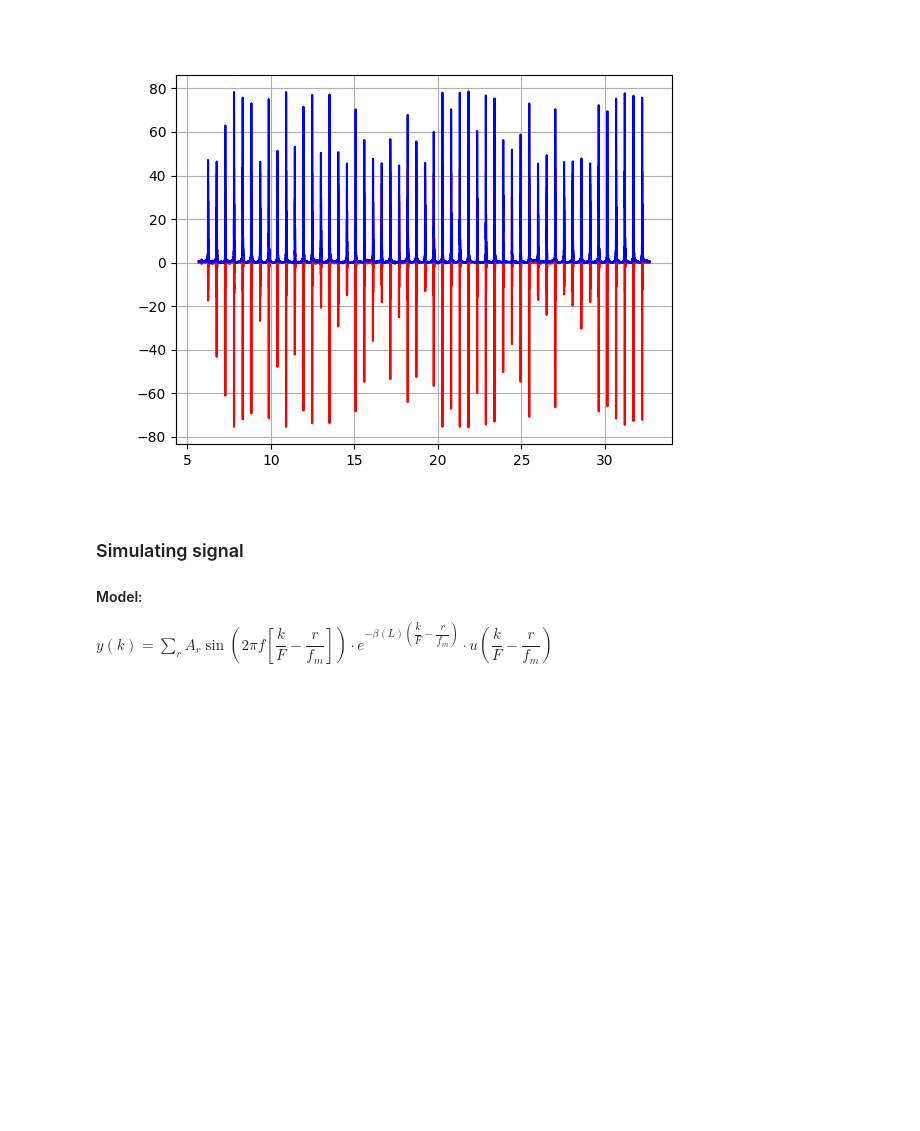
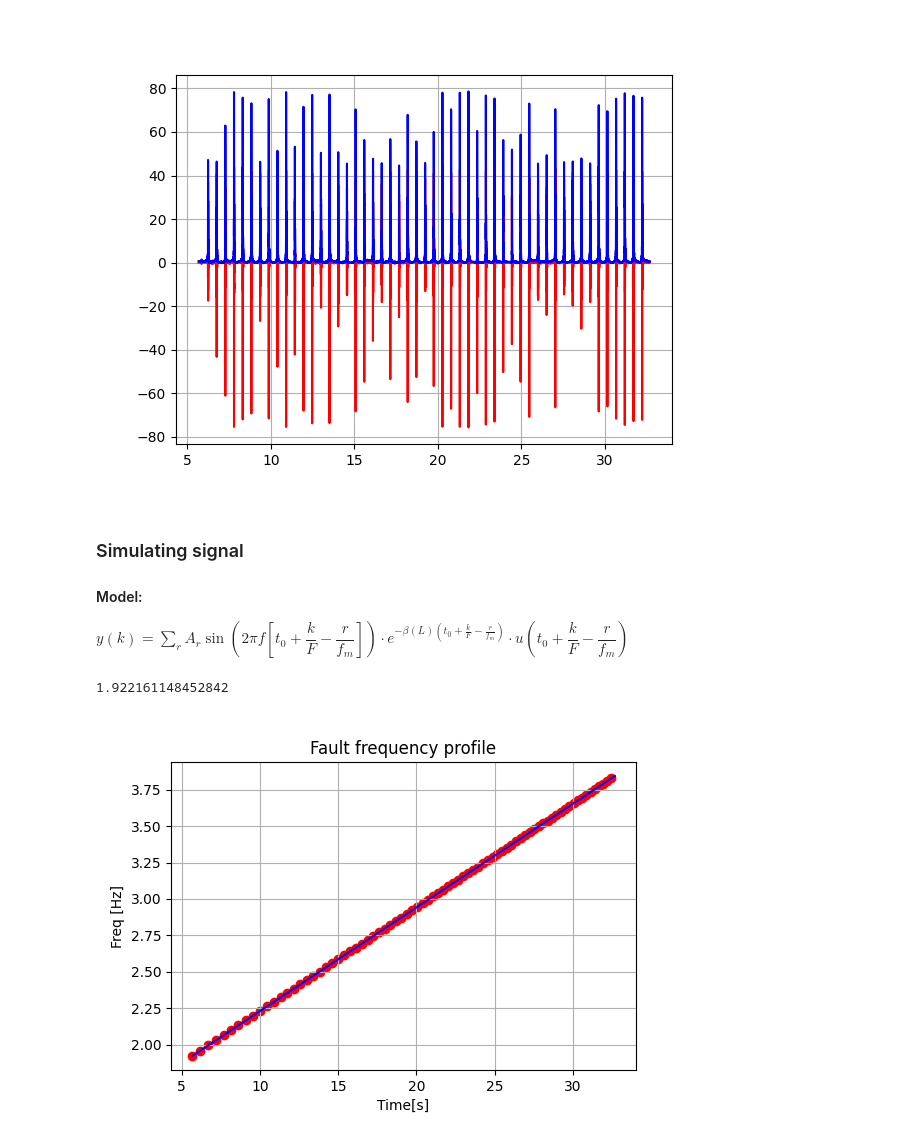
Before and after one commit to androdl96/FlatWheels, a Jupyter notebook: FlatWheels1.ipynb, the cells around one changed output. Saved outputs shown, nothing was run; the diff lists cells and outputs as text; code cells hidden in the pictures; blank space fills up the shorter version.

```diff
--- a/FlatWheels1.ipynb
+++ b/FlatWheels1.ipynb
@@ -140,4 +143,46 @@ plt.show()
 
 #### Model:
 
-$y(k)=\sum_{r}A_r\sin\left(2\pi f\left[\dfrac{k}{F}-\dfrac{r}{f_m}\right]\right)\cdot e^{-\beta(L)\left(\dfrac{k}{F}-\dfrac{r}{f_m}\right)}\cdot u\left(\dfrac{k}{F}-\dfrac{r}{f_m}\right)$
+$y(k)=\sum_{r}A_r\sin\left(2\pi f\left[t_0+\dfrac{k}{F}-\dfrac{r}{f_m}\right]\right)\cdot e^{-\beta(L)\left(t_0 + \frac{k}{F}-\frac{r}{f_m}\right)}\cdot u\left(t_0+\dfrac{k}{F}-\dfrac{r}{f_m}\right)$
+# %%
+Ar= 1   #Amplitude
+f = 55    #Resonant Frequency in Hz
+b=10      #Exponential decay factor
+
+n=np.arange(N)
+
+#fr_var=curve_rayleigh(t)
+v_var=1e3*np.linspace(20,40,N) # km/h
+#v_var=20e3*np.ones((N,))
+
+fr_var=v_var/(3600*2*np.pi*r)
+print(np.min(fr_var))
+
+f_fail=fr_var.copy()
+ω_fail=2*np.pi*f_fail
+θr_fail=np.cumsum(ω_fail)/fs
+
+t_indexes=[]
+t_impact=[]
+N_of_impacts=np.int32(np.floor(np.max(θr_fail)/(2*np.pi)))+1
+for i in range(N_of_impacts):
+    t_index=np.argmin(np.abs(θr_fail-i*2*np.pi))
+    t_indexes.append(t_index)
+    t_impact.append(t[t_index])
+    #print(i,t_index,t[t_index])
+
+impacts=(np.array(t_indexes),np.array(t_impact))
+
+plt.close('all')
+%matplotlib widget
+plt.figure(figsize=(6,4)) ### change tuple for better visualization or change inline for qt in %matplotlib inline
+plt.plot(t,f_fail,color='blue')
+plt.title('Fault frequency profile')
+plt.xlabel('Time[s]')
+plt.ylabel('Freq [Hz]')
+plt.grid()
+plt.scatter(impacts[1],f_fail[impacts[0]],color='red',marker='o')
+plt.show()
+# %% [output]
+1.922161148452842
+[figure, added]
```
Also changed, not shown: parts of 12 cells of this notebook.
